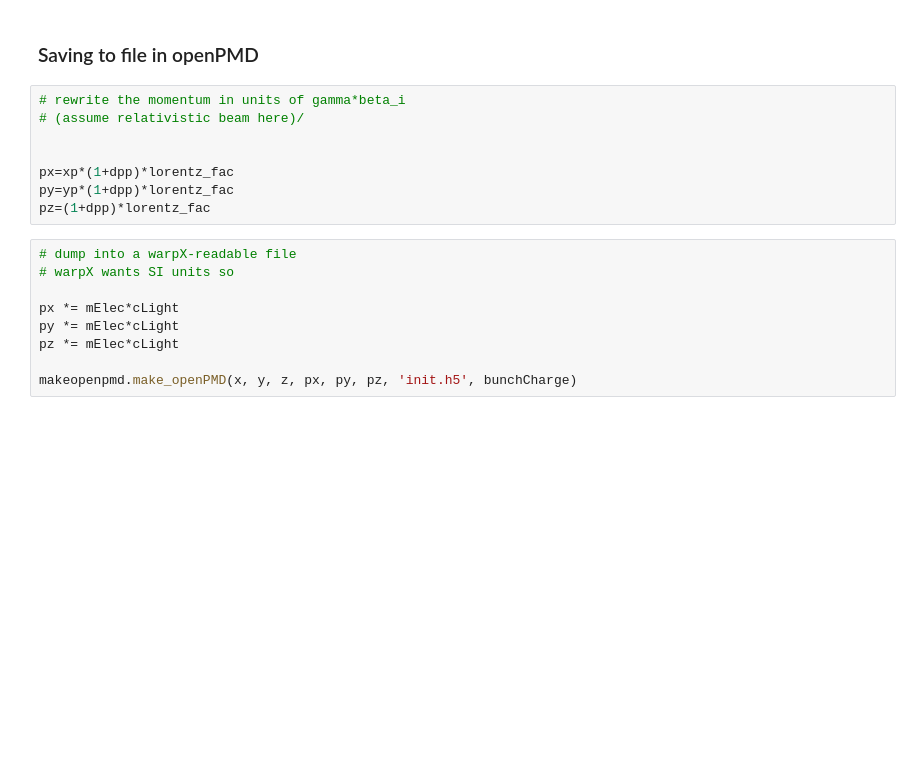
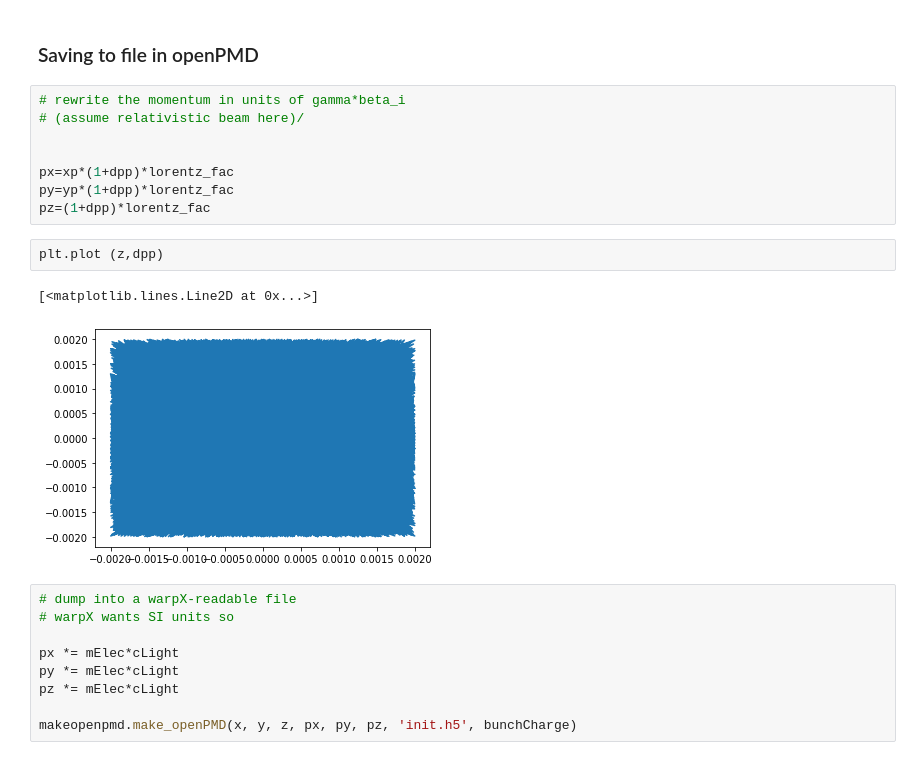
Before and after one commit to NIUaard/Generator, a Jupyter notebook: gen_gaussian-WarpX.ipynb, the cells around one changed output. Cells and saved outputs as stored; diff of their text form; blank space fills up the shorter version.

```diff
--- a/gen_gaussian-WarpX.ipynb
+++ b/gen_gaussian-WarpX.ipynb
@@ -123,6 +130,11 @@ plt.show()
 px=xp*(1+dpp)*lorentz_fac
 py=yp*(1+dpp)*lorentz_fac
 pz=(1+dpp)*lorentz_fac
+# %%
+plt.plot (z,dpp)
+# %% [output]
+[<matplotlib.lines.Line2D at 0x...>]
+[figure, added]
 # %%
 # dump into a warpX-readable file
 # warpX wants SI units so
```
Also changed, not shown: parts of 6 cells of this notebook, 2 other files.
